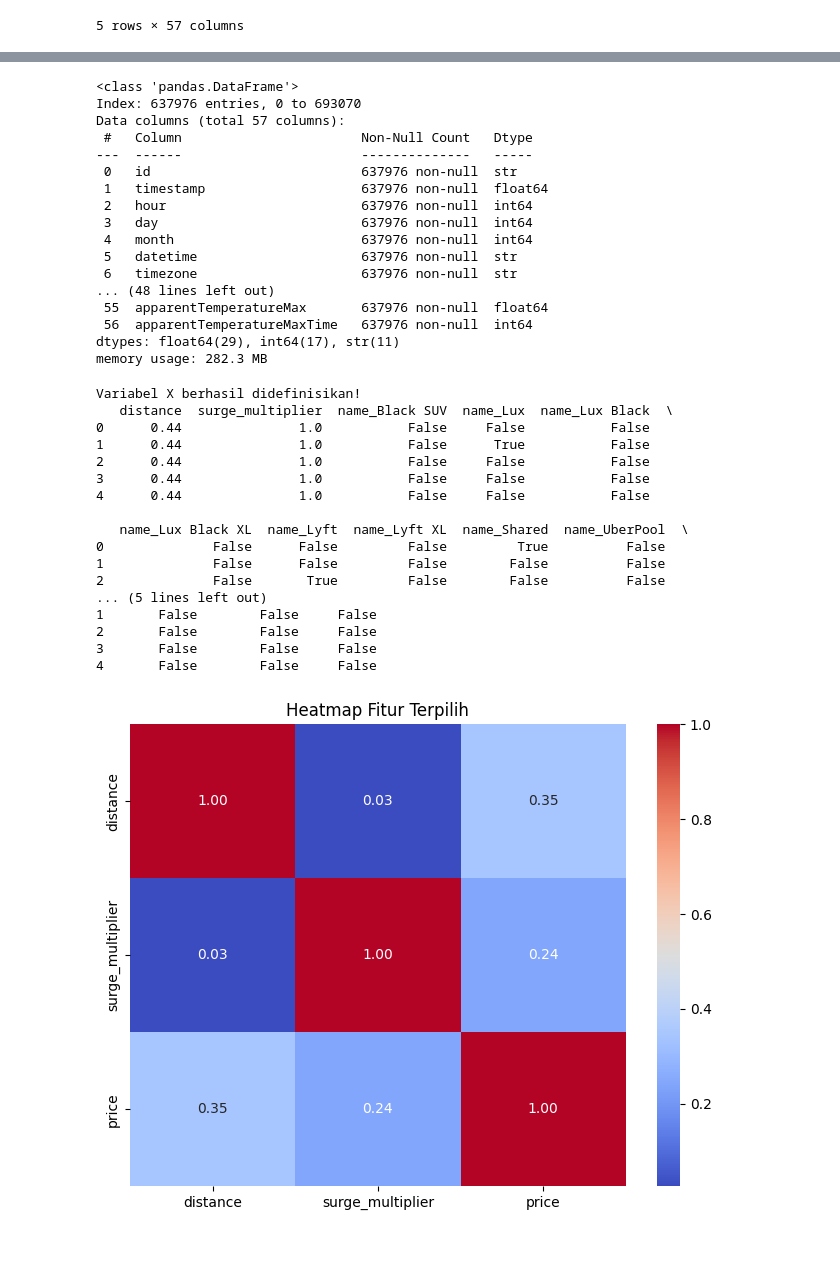
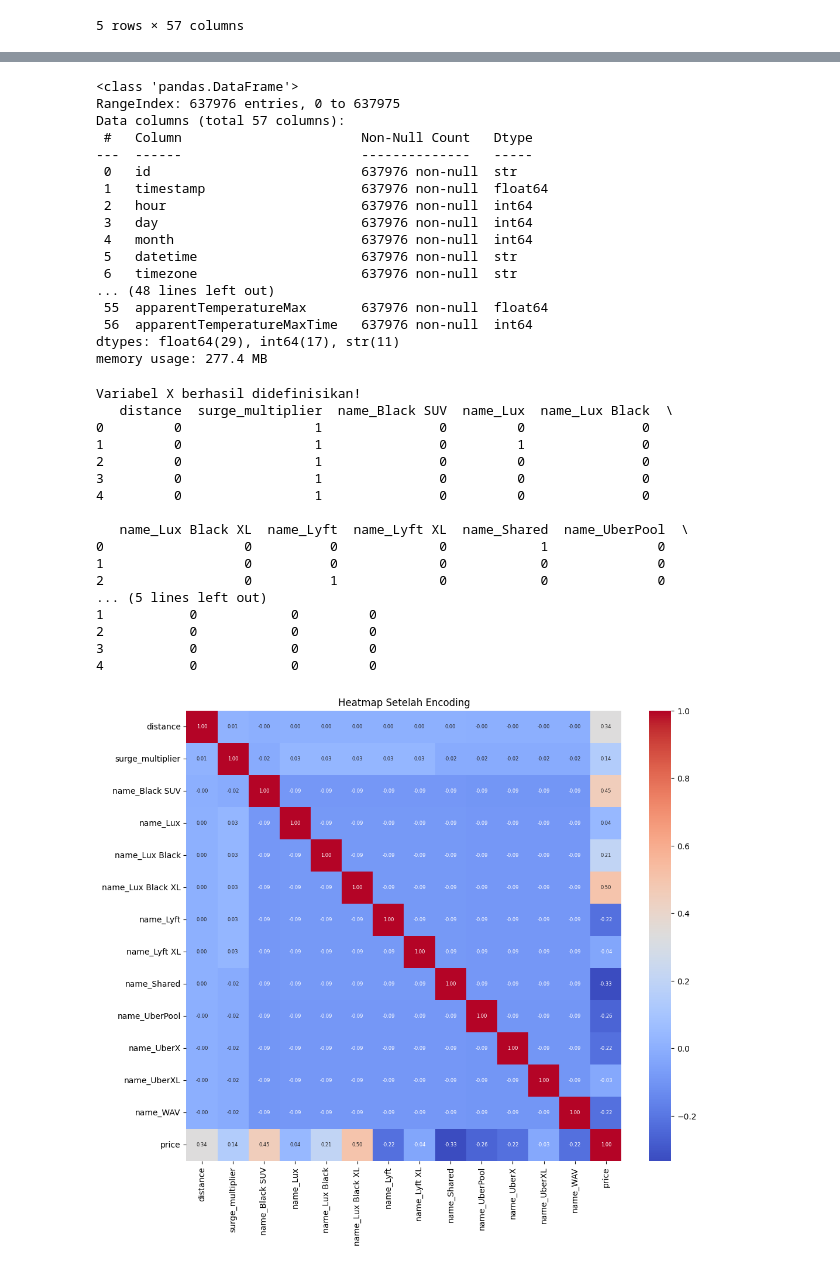
Before and after one commit to salwaa9406-prog/MachineLearning, a Jupyter notebook: ML2.ipynb, the cells around one changed output, grey strips where cells are left out. Saved outputs shown, nothing was run; the diff lists cells and outputs as text; code cells hidden in the pictures.

```diff
--- a/ML2.ipynb
+++ b/ML2.ipynb
@@ -58,2 +91,5 @@ dtype: int64
 # %%
-df = df.dropna()
+#menghapus nilai kosong pada kolom price
+df['price'] = pd.to_numeric(df['price'], errors='coerce')
+df = df.dropna(subset=['price'])
+df = df.reset_index(drop=True)
@@ -85,7 +137,7 @@ dtype: int64
 df.info()
 # %% [output]
 <class 'pandas.DataFrame'>
-Index: 637976 entries, 0 to 693070
+RangeIndex: 637976 entries, 0 to 637975
 Data columns (total 57 columns):
  #   Column                       Non-Null Count   Dtype
 ---  ------                       --------------   -----
@@ -100,40 +152,48 @@ Data columns (total 57 columns):
  55  apparentTemperatureMax       637976 non-null  float64
  56  apparentTemperatureMaxTime   637976 non-null  int64
 dtypes: float64(29), int64(17), str(11)
-memory usage: 282.3 MB
+memory usage: 277.4 MB
 # %%
-# --- JALANKAN INI DALAM SATU SEL ---
+# ==============================
+# FEATURE SELECTION (BERDASARKAN KORELASI)
+# ==============================
+# Memilih fitur yang memiliki hubungan dengan target (price)
 import pandas as pd
 
-# 1. Pilih kolom yang berkorelasi
 selected_cols = ['distance', 'surge_multiplier', 'name', 'price']
 df_model = df[selected_cols].dropna()
 
-# 2. Definisikan X dan y (Gunakan X BESAR)
+# ==============================
+# PEMISAHAN FITUR DAN TARGET
+# ==============================
+# X = fitur, y = target
 X = df_model.drop('price', axis=1)
 y = df_model['price']
 
-# 3. Sekarang lakukan get_dummies
+# ==============================
+# ENCODING DATA KATEGORIKAL
+# ==============================
+# Mengubah fitur kategorikal (name) menjadi numerik dengan One-Hot Encoding
 X = pd.get_dummies(X, columns=['name'], drop_first=True)
+X = X.astype(int)
 
-# 4. Cek apakah berhasil
 print("Variabel X berhasil didefinisikan!")
 print(X.head())
 # %% [output]
 Variabel X berhasil didefinisikan!
    distance  surge_multiplier  name_Black SUV  name_Lux  name_Lux Black  \
-0      0.44               1.0           False     False           False
-1      0.44               1.0           False      True           False
-2      0.44               1.0           False     False           False
-3      0.44               1.0           False     False           False
-4      0.44               1.0           False     False           False
+0         0                 1               0         0               0
+1         0                 1               0         1               0
+2         0                 1               0         0               0
+3         0                 1               0         0               0
+4         0                 1               0         0               0
 
    name_Lux Black XL  name_Lyft  name_Lyft XL  name_Shared  name_UberPool  \
-0              False      False         False         True          False
-1              False      False         False        False          False
-2              False       True         False        False          False
+0                  0          0             0            1              0
+1                  0          0             0            0              0
+2                  0          1             0            0              0
 ... (5 lines left out)
-1       False        False     False
-2       False        False     False
-3       False        False     False
-4       False        False     False
+1           0            0         0
+2           0            0         0
+3           0            0         0
+4           0            0         0
@@ -140,14 +206,17 @@ Variabel X berhasil didefinisikan!
 # %%
+# ==============================
+# ANALISIS KORELASI (SETELAH ENCODING)
+# ==============================
 import seaborn as sns
 import matplotlib.pyplot as plt
 
-# 1. Tentukan fitur yang masuk dalam model (termasuk target 'price')
-fitur_model = ['distance', 'surge_multiplier', 'price']
+# Gabungkan fitur (X) dan target (y)
+df_corr = X.copy()
+df_corr['price'] = y
 
-# 2. Buat heatmap hanya untuk fitur tersebut
-plt.figure(figsize=(8, 6))
-sns.heatmap(df[fitur_model].corr(), annot=True, cmap='coolwarm', fmt=".2f")
-plt.title("Heatmap Fitur Terpilih")
+plt.figure(figsize=(12,10))
+sns.heatmap(df_corr.corr(), annot=True, cmap='coolwarm', fmt=".2f", annot_kws={"size": 6})
+plt.title("Heatmap Setelah Encoding")
 plt.show()
 # %% [output]
-[figure, old version]
+[figure, new version]
```
Also changed, not shown: parts of 21 cells of this notebook, 1 other file.
